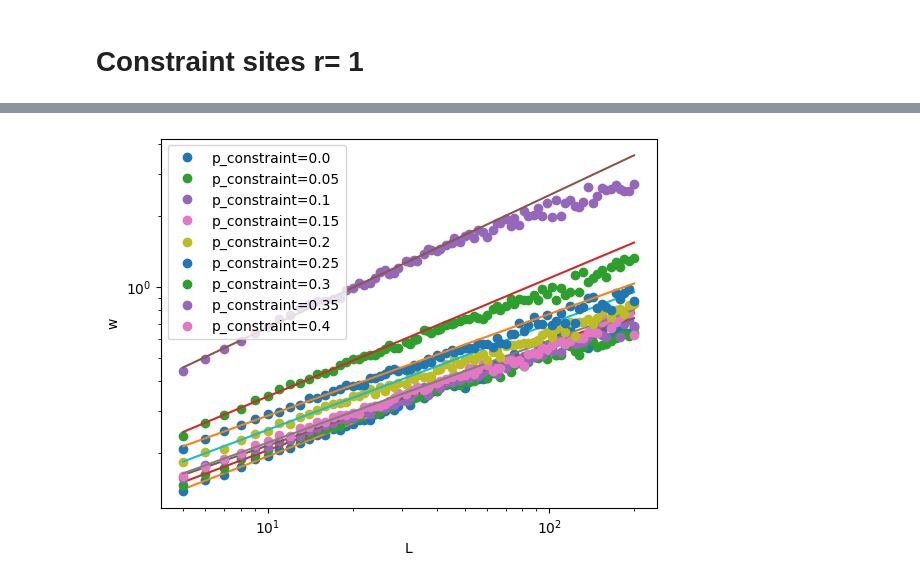
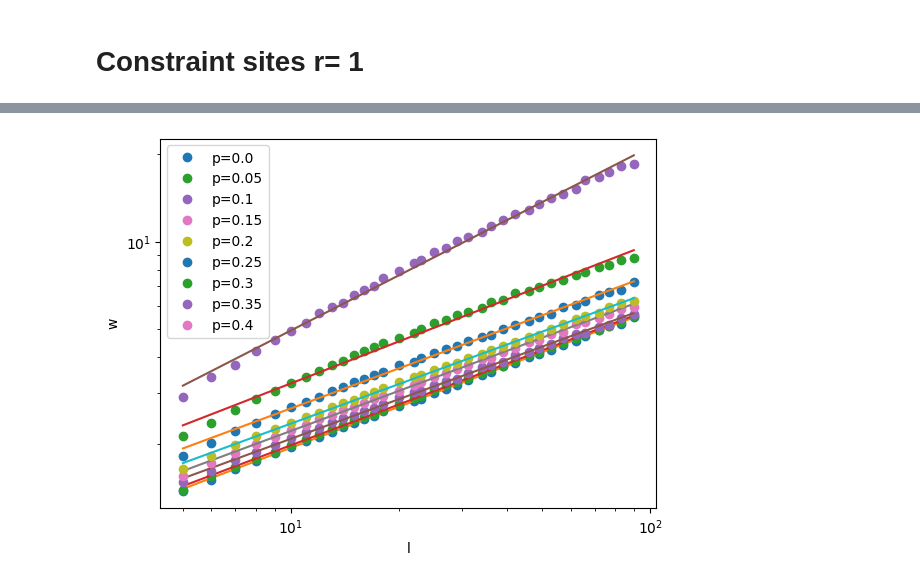
Before and after one commit to maxou2804/script_1D_Eden, a Jupyter notebook: constraints_sites_1.ipynb, the cells around one changed output, grey strips where cells are left out. Cells and saved outputs as stored; diff of their text form; code cells hidden in the pictures.

```diff
--- a/constraints_sites_1.ipynb
+++ b/constraints_sites_1.ipynb
@@ -726,10 +726,10 @@ def generate_linear_times(n_iterations, n_snapshots):
 ########## PARAMETERS #############
 
 
-n_iterations=1500000
-n_realizations=100
-width = 2000
-height= int((n_iterations/width)*5)
+n_iterations=5000000
+n_realizations=50
+width = 900
+height= int((n_iterations/width)*3)
 print(f"height:{height}")
 n_snapshots= 40
 avg_cluster_size=0
@@ -816,18 +877,6 @@ print(len(snapshots_avg))
 # %%
 #plot the exponents
 import numpy as np
-w_col=[]
-w=[]
-
-
-
-
-for i in range(len(probabilities)):
-    for j in range((n_snapshots)-2):
-        w.append(np.std(snapshots_col[i][j]))
-    w_col.append(w)
-    w=[]
-
 
 
 
@@ -849,81 +898,33 @@ print(res_col)
 
 plt.figure()
 plt.plot(probabilities[:],res_col[:],'o')
-plt.plot(probabilities[:],0.28*np.ones((len(probabilities[:]),1)),'--')
-plt.plot(probabilities[:],0.38*np.ones((len(probabilities[:]),1)),'--')
-plt.plot(probabilities[:],0.33*np.ones((len(probabilities[:]),1)))
+plt.plot(probabilities[:],0.333*np.ones((len(probabilities[:]),1)))
+plt.plot(probabilities[:],0.366*np.ones((len(probabilities[:]),1)),'--')
+plt.plot(probabilities[:],0.300*np.ones((len(probabilities[:]),1)),'--')
 plt.xlabel('p')
 plt.ylabel('beta')
 
 
-
-def compute_avg_std_devs(array, num_points=10):
-    """
-    Compute the average standard deviation for logarithmically spaced section sizes l.
-
-    Parameters:
-    - array: 1D numpy array of length L
-    - num_points: number of l values to generate (including endpoints)
-
-    Returns:
-    - l_values: array of l values (sorted)
-    - avg_stds: array of average std devs for each l
-    """
-    L = len(array)
-    l_min = 5
-    l_max = L // 10
-
-    if l_max < l_min:
-        raise ValueError(f"L/4 ({l_max}) is less than l_min ({l_min}). Increase L or adjust l_min.")
-
-    # Generate logarithmically spaced l values, unique and integer
-    l_values = np.unique(np.logspace(np.log10(l_min), np.log10(l_max), num_points, dtype=int))
-
-    avg_stds = []
-    for l in l_values:
-        stds = []
-        for i in range(0,L - l + 1,l):
-            sector = array[i:i+l]
-            stds.append(np.std(sector))
-        avg_stds.append(np.mean(stds))
-
-    return l_values, np.array(avg_stds)
-
-res_collection=[]
-w_avg=[]
-
-
-
-
+res_col_alpha=[]
 
 plt.figure()
 for i in range(len(probabilities)):
-    x = np.arange(len(snapshots_col[i][-1]))  # Spatial coordinates
+    plt.loglog(l[:],w_alpha_col[i][:],'o',label=f"p={probabilities[i]}")
+    res=np.polyfit(np.log10(l[0:]),np.log10(w_alpha_col[i][0:]),1)
+    plt.loglog(l[0:],10**(np.log10((l[0:]))*res[0]+res[1]))
+    res_col_alpha.append(res[0])
+    plt.xlabel('l')
+    plt.ylabel('w')
 
-    l,w=compute_avg_std_devs(snapshots_col[i][-1],num_points=100)
-
-    plt.loglog(l,w,'o',label=f"p_constraint={probabilities[i]}")
-    res=np.polyfit(np.log10(l[0:20]),np.log10(w[0:20]),1)
-    res_collection.append(res[0])
-
-
-    plt.loglog(l,10**(np.log10(l)*res[0]+res[1]))
-plt.xlabel("L")
-plt.ylabel('w')
 plt.legend()
 plt.show()
 
 
-
-
 plt.figure()
-plt.plot(probabilities[:],res_collection[:],'o')
+plt.plot(probabilities[:],res_col_alpha[:],'o')
+plt.plot(probabilities[:],0.45*np.ones((len(probabilities[:]),1)),'--')
+plt.plot(probabilities[:],0.55*np.ones((len(probabilities[:]),1)),'--')
 plt.plot(probabilities[:],0.5*np.ones((len(probabilities[:]),1)))
-plt.plot(probabilities[:],0.55*np.ones((len(probabilities[:]),1)),'--')
-plt.plot(probabilities[:],0.45*np.ones((len(probabilities[:]),1)),'--')
-plt.xlabel("p")
+plt.xlabel('p')
 plt.ylabel('alpha')
-plt.show()
-
-print(res_collection)
 # %% [output]
@@ -934 +935 @@ print(res_collection)
-[figure, old version]
+[figure, new version]
```
Also changed, not shown: parts of 5 cells of this notebook, 7 other files.
